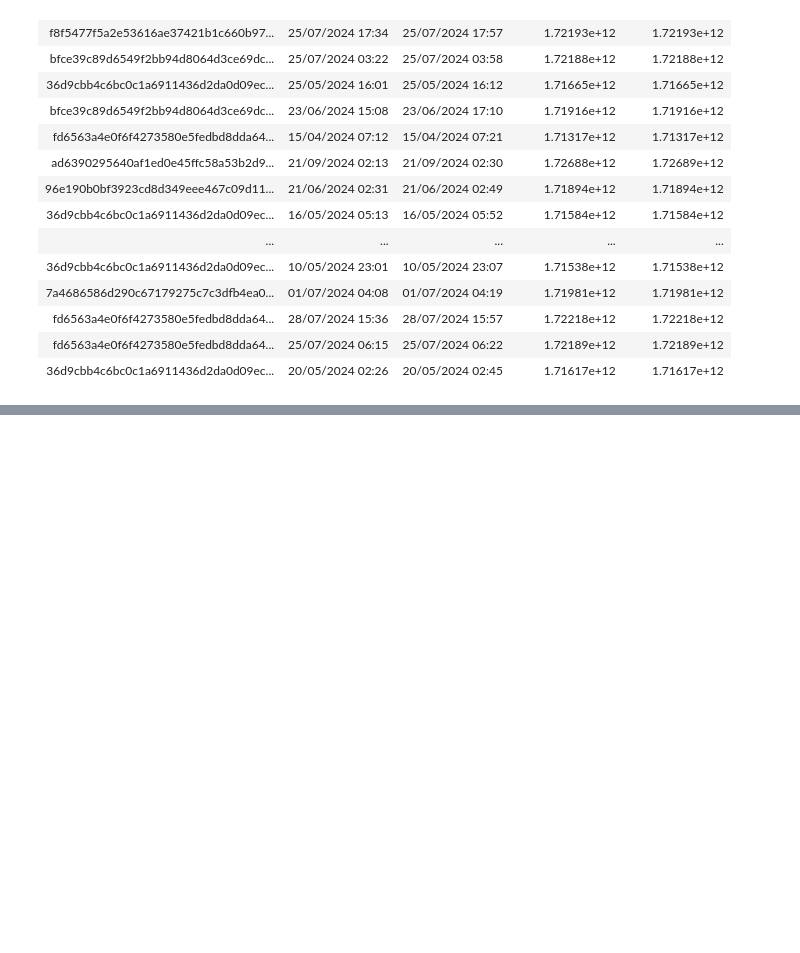
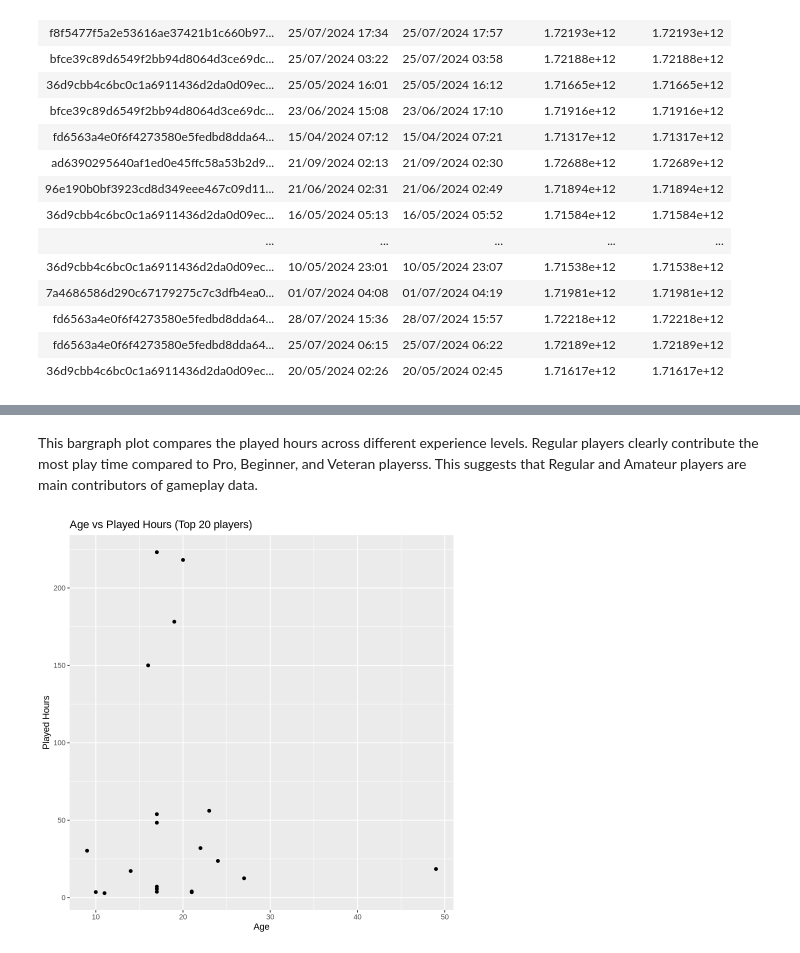
Before and after one commit to yeesmn/dsci-100-2025w1-group-24, a Jupyter notebook: data_science_project(planning_stage).ipynb, the cells around one changed output, grey strips where cells are left out. Cells and saved outputs as stored; diff of their text form; code cells hidden in the pictures; blank space fills up the shorter version.

```diff
--- a/data_science_project(planning_stage).ipynb
+++ b/data_science_project(planning_stage).ipynb
@@ -76,0 +273,12 @@ A spec_tbl_df: 1535 × 5
+# %% [markdown]
+This bargraph plot compares the played hours across different experience levels. Regular players clearly contribute the most play time compared to Pro, Beginner, and Veteran playerss. This suggests that Regular and Amateur players are main contributors of gameplay data.
+# %%
+age_vs_played_hours <- top20_players |>
+    ggplot(aes(x = Age, y = played_hours)) +
+    geom_point() +
+    labs(title = "Age vs Played Hours (Top 20 players)",
+        x = "Age",
+        y = "Played Hours")
+age_vs_played_hours
+# %% [output]
+[figure, added]
```
Also changed, not shown: parts of 25 cells of this notebook.
